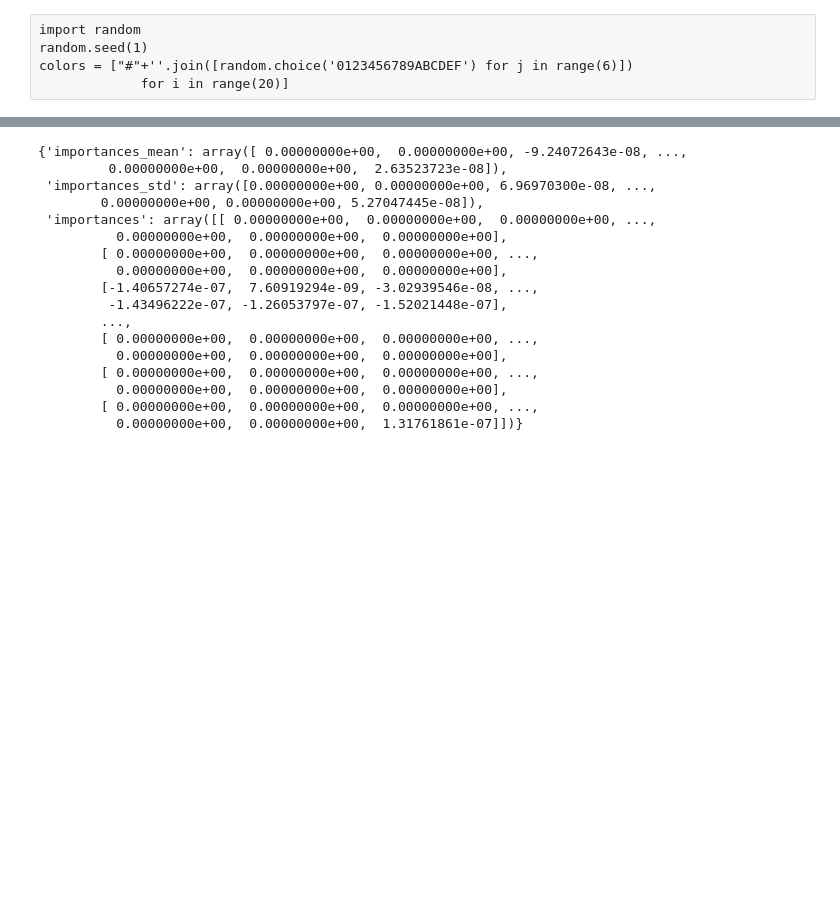
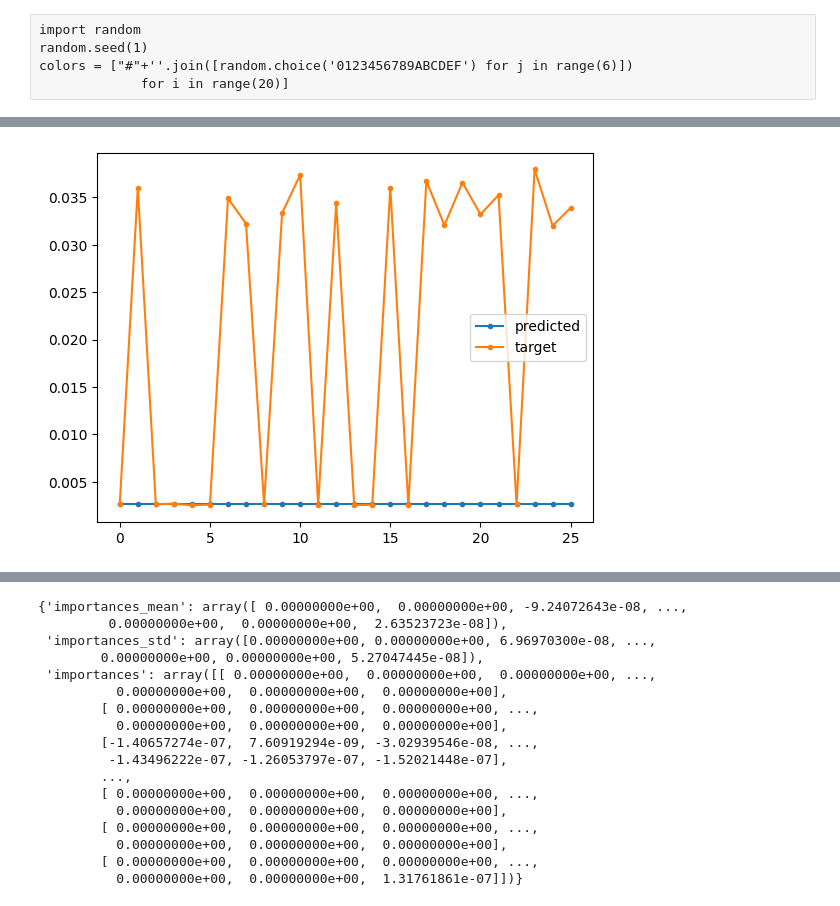
Before and after one commit to Materials-and-Devices-Center-under-KETI/OES_data, a Jupyter notebook: XPS/p3_regression.ipynb, the cells around one changed output, grey strips where cells are left out. Cells and saved outputs as stored; diff of their text form; code cells hidden in the pictures; blank space fills up the shorter version.

```diff
--- a/XPS/p3_regression.ipynb
+++ b/XPS/p3_regression.ipynb
@@ -388,3 +407,13 @@ Cl2p : 0.9999222141232703 0.9993866386137916
+# %%
+estimated_values = []
+for i in range(len(test_input)):
+    estimated_values.extend(rr_cl.predict(test_input.iloc[0].values.reshape(1,-1)))
+plt.plot(estimated_values, '.-')
+plt.plot(test_target[col].values, '.-')
+plt.legend(['predicted', 'target'])
+plt.show()
+# %% [output]
+[figure, added]
 # %%
 plt.figure(figsize=(10,3))
 plt.plot(wv, rr_cl.feature_importances_, '.-', color=colors[i])
```
Also changed, not shown: parts of 12 cells of this notebook, 1 other file.
